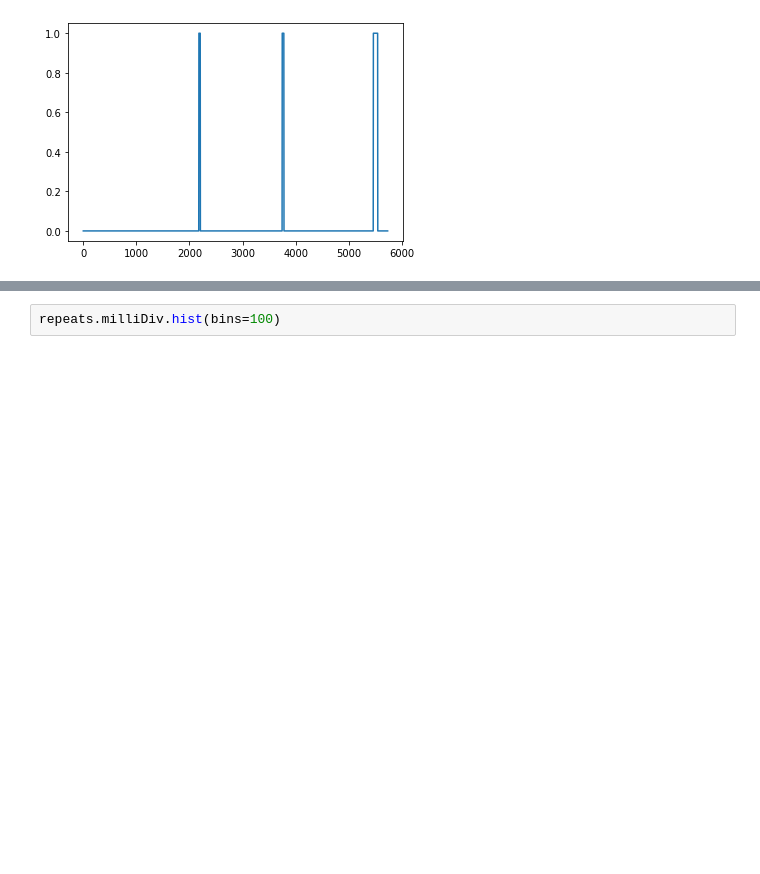
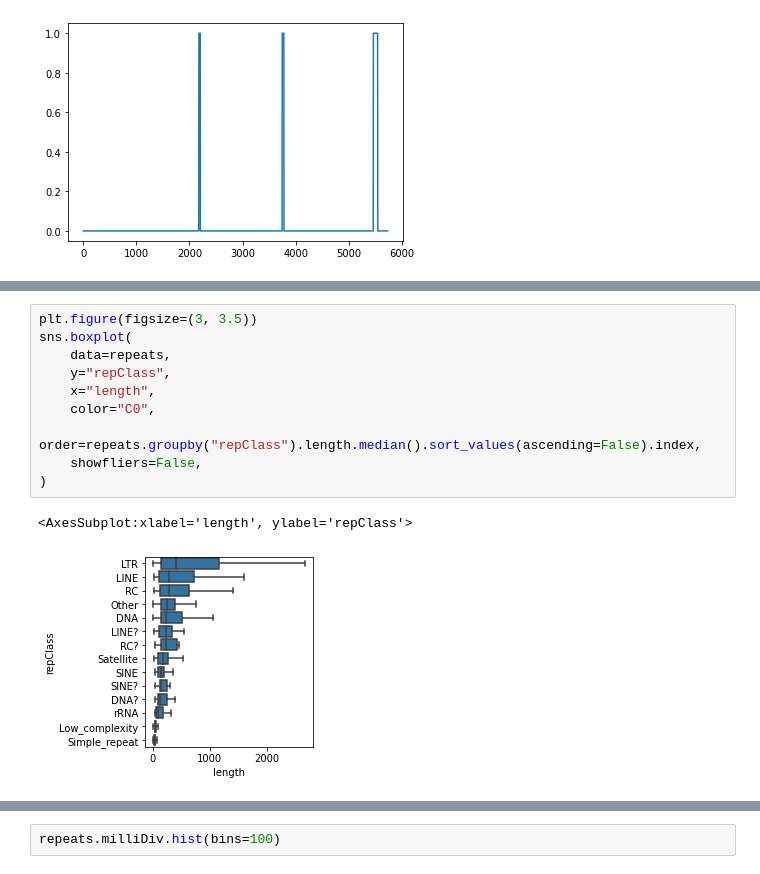
Before and after one commit to songlab-cal/gpn, a Jupyter notebook: data/mlm/genome_masking.ipynb, the cells around one changed output, grey strips where cells are left out. Saved outputs shown, nothing was run; the diff lists cells and outputs as text; blank space fills up the shorter version.

```diff
--- a/data/mlm/genome_masking.ipynb
+++ b/data/mlm/genome_masking.ipynb
@@ -324,0 +96,13 @@ repeats.sort_values("milliDiv", ascending=True).head(50)
+# %%
+plt.figure(figsize=(3, 3.5))
+sns.boxplot(
+    data=repeats,
+    y="repClass",
+    x="length",
+    color="C0",
+    order=repeats.groupby("repClass").length.median().sort_values(ascending=False).index,
+    showfliers=False,
+)
+# %% [output]
+<AxesSubplot:xlabel='length', ylabel='repClass'>
+[figure, added]
```
Also changed, not shown: parts of 76 cells of this notebook.
